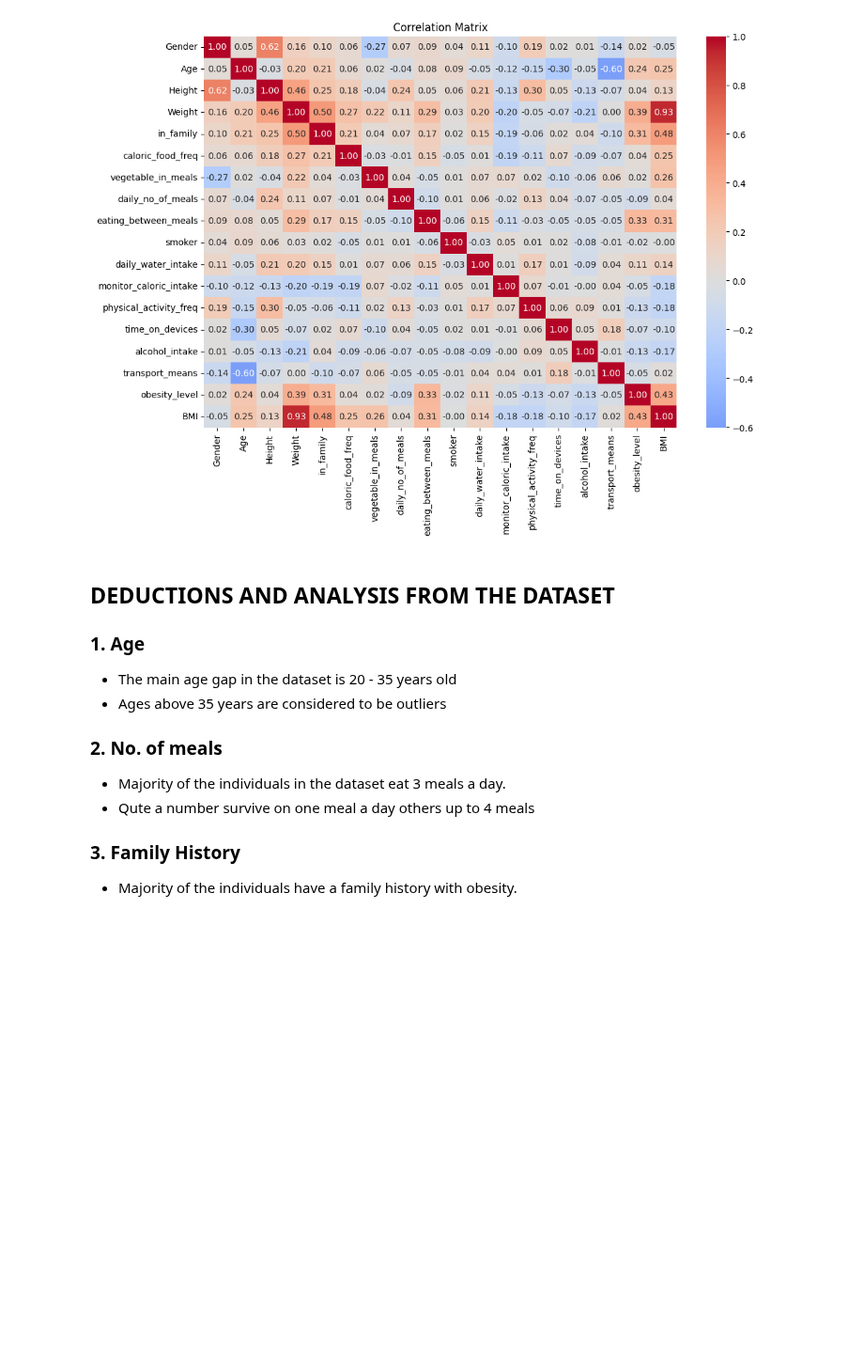
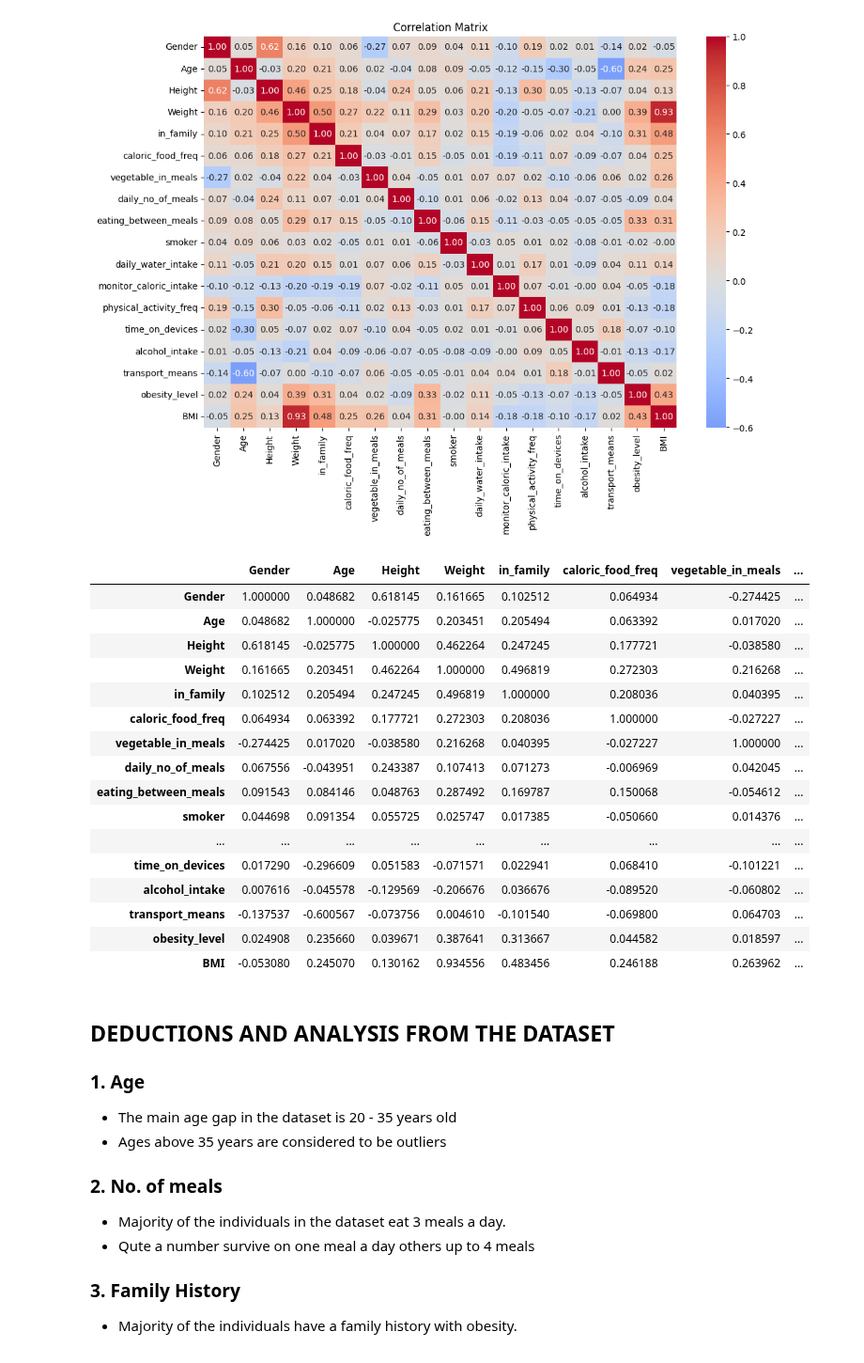
Before and after one commit to SamGombs20/DataAnalysisSample, a Jupyter notebook: code/obesiScanAnalysis.ipynb, the cells around one changed output. Shown at 94% size. Cells and saved outputs as stored; diff of their text form; code cells hidden in the pictures; blank space fills up the shorter version.

```diff
--- a/code/obesiScanAnalysis.ipynb
+++ b/code/obesiScanAnalysis.ipynb
@@ -252,6 +252,26 @@ plt.title("Correlation Matrix")
 plt.show()
 # %% [output]
 [figure]
+# %%
+correlation_matrix
+# %% [output]
+|  | Gender | Age | Height | Weight | in_family | caloric_food_freq | vegetable_in_meals | ... |
+| Gender | 1.000000 | 0.048682 | 0.618145 | 0.161665 | 0.102512 | 0.064934 | -0.274425 | ... |
+| Age | 0.048682 | 1.000000 | -0.025775 | 0.203451 | 0.205494 | 0.063392 | 0.017020 | ... |
+| Height | 0.618145 | -0.025775 | 1.000000 | 0.462264 | 0.247245 | 0.177721 | -0.038580 | ... |
+| Weight | 0.161665 | 0.203451 | 0.462264 | 1.000000 | 0.496819 | 0.272303 | 0.216268 | ... |
+| in_family | 0.102512 | 0.205494 | 0.247245 | 0.496819 | 1.000000 | 0.208036 | 0.040395 | ... |
+| caloric_food_freq | 0.064934 | 0.063392 | 0.177721 | 0.272303 | 0.208036 | 1.000000 | -0.027227 | ... |
+| vegetable_in_meals | -0.274425 | 0.017020 | -0.038580 | 0.216268 | 0.040395 | -0.027227 | 1.000000 | ... |
+| daily_no_of_meals | 0.067556 | -0.043951 | 0.243387 | 0.107413 | 0.071273 | -0.006969 | 0.042045 | ... |
+| eating_between_meals | 0.091543 | 0.084146 | 0.048763 | 0.287492 | 0.169787 | 0.150068 | -0.054612 | ... |
+| smoker | 0.044698 | 0.091354 | 0.055725 | 0.025747 | 0.017385 | -0.050660 | 0.014376 | ... |
+| ... | ... | ... | ... | ... | ... | ... | ... | ... |
+| time_on_devices | 0.017290 | -0.296609 | 0.051583 | -0.071571 | 0.022941 | 0.068410 | -0.101221 | ... |
+| alcohol_intake | 0.007616 | -0.045578 | -0.129569 | -0.206676 | 0.036676 | -0.089520 | -0.060802 | ... |
+| transport_means | -0.137537 | -0.600567 | -0.073756 | 0.004610 | -0.101540 | -0.069800 | 0.064703 | ... |
+| obesity_level | 0.024908 | 0.235660 | 0.039671 | 0.387641 | 0.313667 | 0.044582 | 0.018597 | ... |
+| BMI | -0.053080 | 0.245070 | 0.130162 | 0.934556 | 0.483456 | 0.246188 | 0.263962 | ... |
 # %% [markdown]
 ## **DEDUCTIONS AND ANALYSIS FROM THE DATASET**
 ### **1. Age**
```
